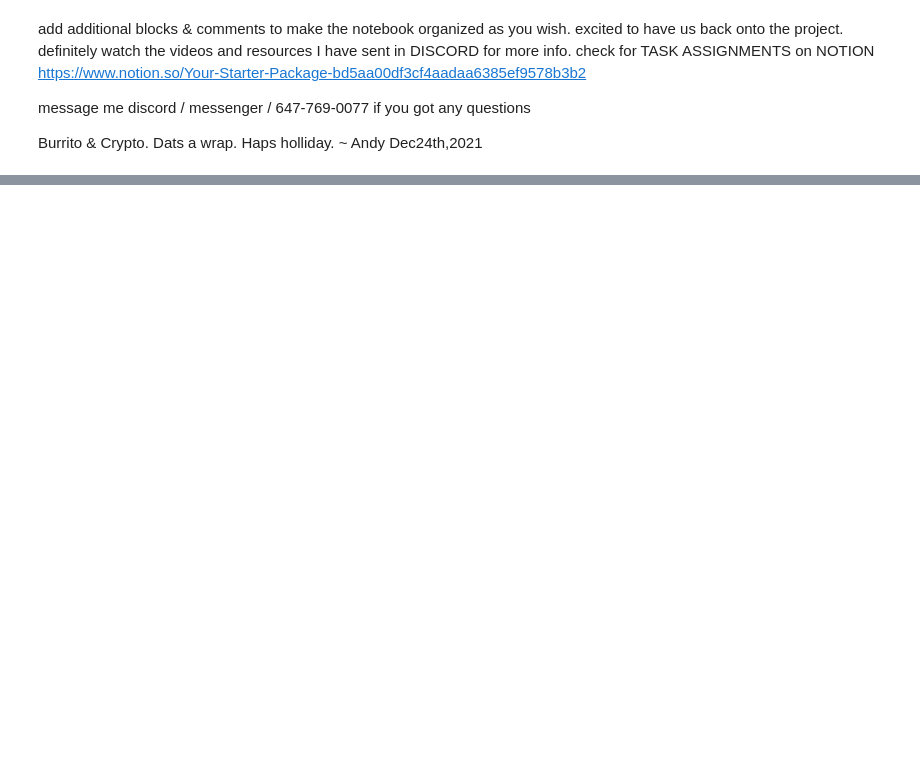
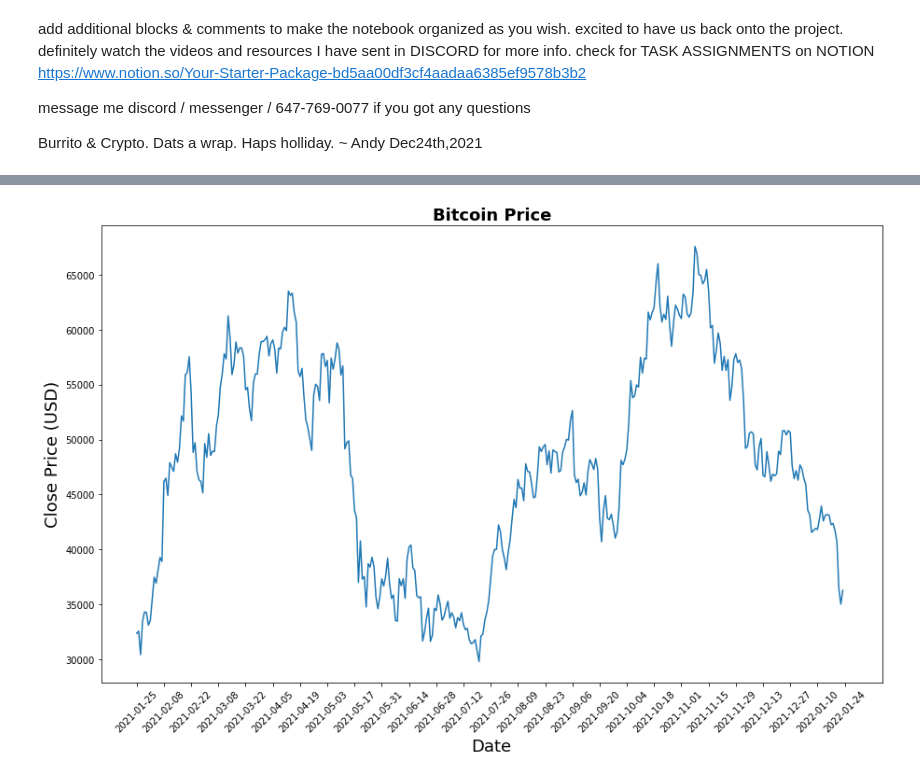
Before and after one commit to andy0207huang/2021-wai-crypto, a Jupyter notebook: Notebook/model.ipynb, the cells around one changed output, grey strips where cells are left out. Drawn from its saved outputs; the diff is of its cells as text; code cells hidden in the pictures; blank space fills up the shorter version.

```diff
--- a/Notebook/model.ipynb
+++ b/Notebook/model.ipynb
@@ -15,0 +17,5 @@ Haps holliday. ~ Andy Dec24th,2021
+# %%
+# 2.import data
+data = pd.read_csv("../Data/BTC-USD.csv") # yahoo finance data
+data = data.sort_values("Date")
+data.head()
@@ -16,3 +29,15 @@ Haps holliday. ~ Andy Dec24th,2021
+# %%
+# 2.1 display data
+price = data[["Close"]]
+plt.figure(figsize=(15,9))
+plt.plot(price)
+plt.xticks(range(0, data.shape[0], 14), data["Date"].loc[::14], rotation=45)
+plt.title("Bitcoin Price", fontsize=18, fontweight='bold')
+plt.xlabel("Date", fontsize=18)
+plt.ylabel("Close Price (USD)", fontsize=18)
+plt.show()
+# %% [output]
+[figure, added]
 # %%
 # 3.min max normalize
 # %%
```
Also changed, not shown: parts of 4 cells of this notebook, 1 other file.
